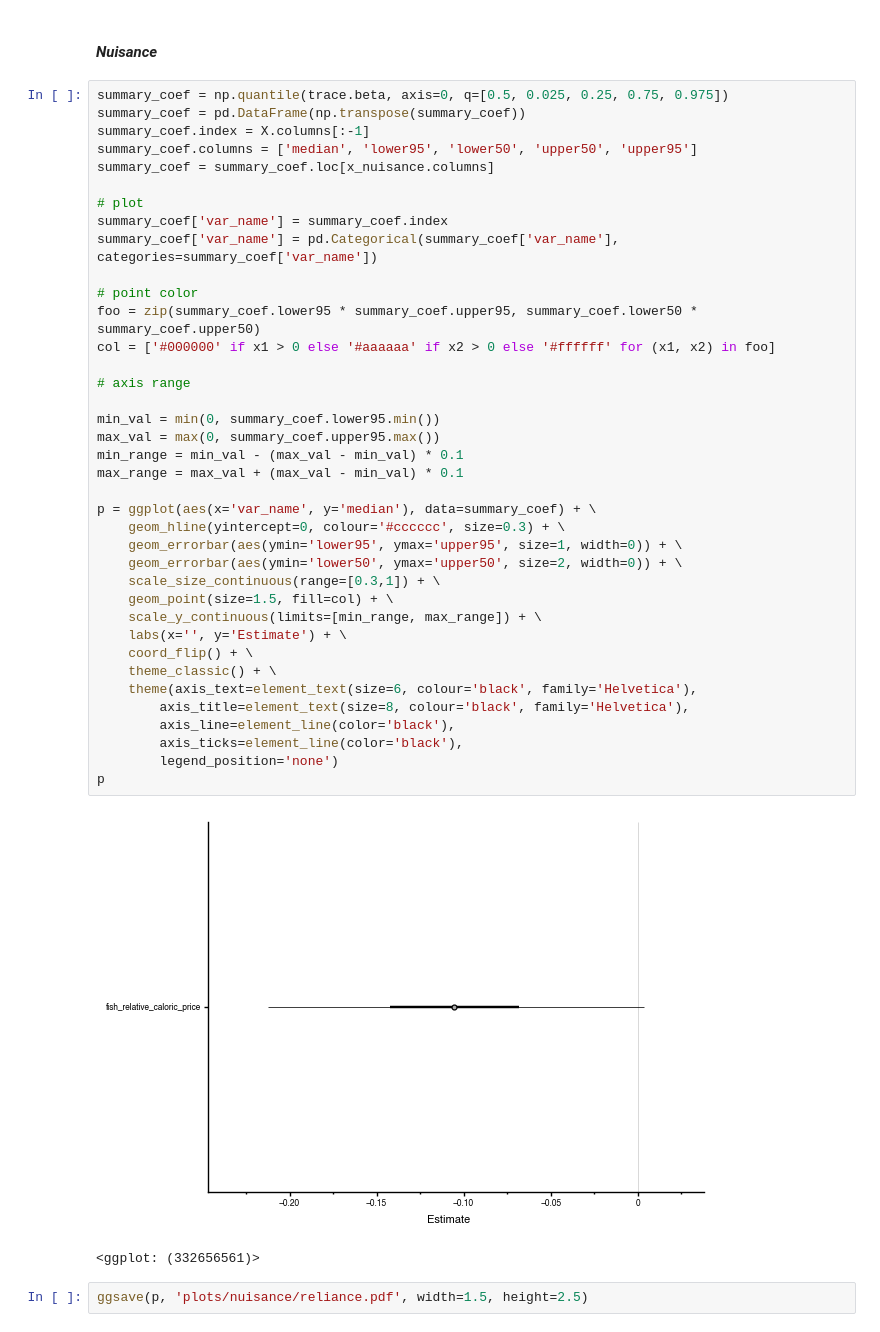
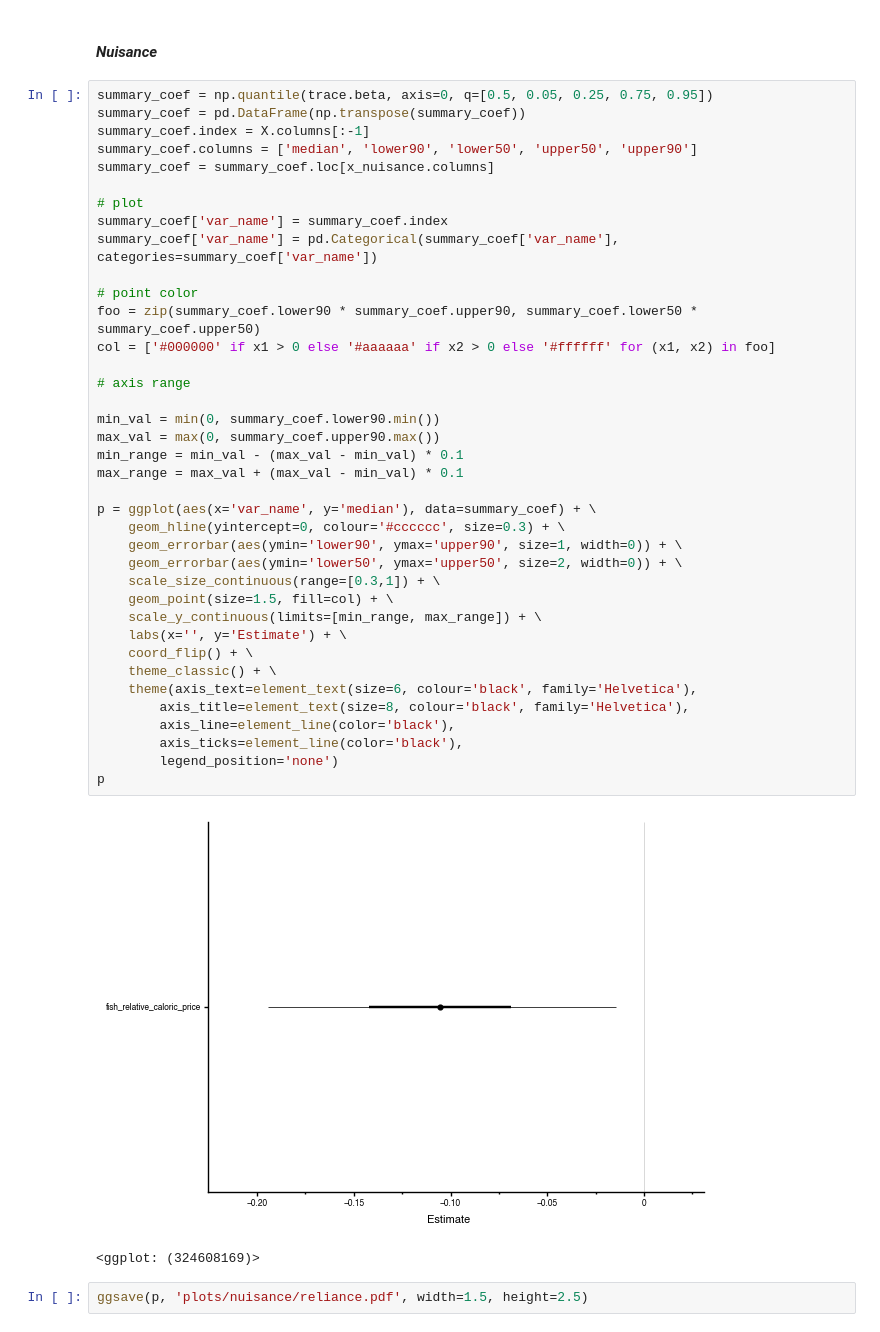
Before and after one commit to zachkoehn/aquatic_food_justice_model, a Jupyter notebook: model/reliance.ipynb, the cells around one changed output. Cells and saved outputs as stored; diff of their text form.

```diff
--- a/model/reliance.ipynb
+++ b/model/reliance.ipynb
@@ -246,46 +246,46 @@ ggsave(p, 'plots/coef/reliance.pdf', width=1.5, height=2.5)
 # %% [markdown]
 #### _Nuisance_
 # %%
-summary_coef = np.quantile(trace.beta, axis=0, q=[0.5, 0.025, 0.25, 0.75, 0.975])
+summary_coef = np.quantile(trace.beta, axis=0, q=[0.5, 0.05, 0.25, 0.75, 0.95])
 summary_coef = pd.DataFrame(np.transpose(summary_coef))
 summary_coef.index = X.columns[:-1]
-summary_coef.columns = ['median', 'lower95', 'lower50', 'upper50', 'upper95']
+summary_coef.columns = ['median', 'lower90', 'lower50', 'upper50', 'upper90']
 summary_coef = summary_coef.loc[x_nuisance.columns]
 
 # plot
 summary_coef['var_name'] = summary_coef.index
 summary_coef['var_name'] = pd.Categorical(summary_coef['var_name'], categories=summary_coef['var_name'])
 
 # point color
-foo = zip(summary_coef.lower95 * summary_coef.upper95, summary_coef.lower50 * summary_coef.upper50)
+foo = zip(summary_coef.lower90 * summary_coef.upper90, summary_coef.lower50 * summary_coef.upper50)
 col = ['#000000' if x1 > 0 else '#aaaaaa' if x2 > 0 else '#ffffff' for (x1, x2) in foo]
 
 # axis range
 
-min_val = min(0, summary_coef.lower95.min())
-max_val = max(0, summary_coef.upper95.max())
+min_val = min(0, summary_coef.lower90.min())
+max_val = max(0, summary_coef.upper90.max())
 min_range = min_val - (max_val - min_val) * 0.1
 max_range = max_val + (max_val - min_val) * 0.1
 
 p = ggplot(aes(x='var_name', y='median'), data=summary_coef) + \
     geom_hline(yintercept=0, colour='#cccccc', size=0.3) + \
-    geom_errorbar(aes(ymin='lower95', ymax='upper95', size=1, width=0)) + \
+    geom_errorbar(aes(ymin='lower90', ymax='upper90', size=1, width=0)) + \
     geom_errorbar(aes(ymin='lower50', ymax='upper50', size=2, width=0)) + \
     scale_size_continuous(range=[0.3,1]) + \
     geom_point(size=1.5, fill=col) + \
     scale_y_continuous(limits=[min_range, max_range]) + \
     labs(x='', y='Estimate') + \
     coord_flip() + \
     theme_classic() + \
     theme(axis_text=element_text(size=6, colour='black', family='Helvetica'),
         axis_title=element_text(size=8, colour='black', family='Helvetica'),
         axis_line=element_line(color='black'),
         axis_ticks=element_line(color='black'),
         legend_position='none')
 p
 # %% [output]
-[figure, old version]
+[figure, new version]
-<ggplot: (332656561)>
+<ggplot: (324608169)>
 # %%
 ggsave(p, 'plots/nuisance/reliance.pdf', width=1.5, height=2.5)
 # %% [markdown]
```
Also changed, not shown: parts of 3 cells of this notebook, 7 other files.
